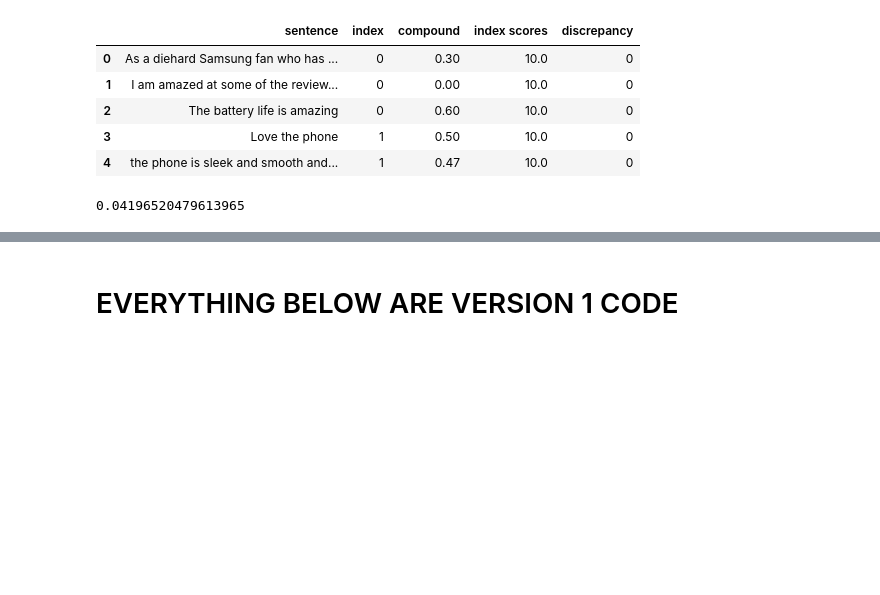
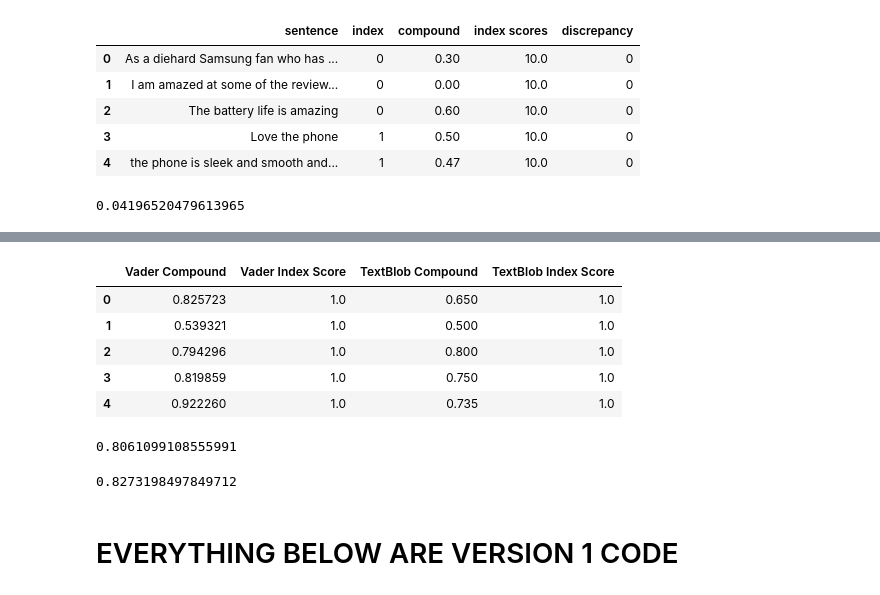
Before and after one commit to ngohngoh/phone-reviews-analysis, a Jupyter notebook: Cell phone Reviews - YL.ipynb, the cells around one changed output, grey strips where cells are left out. Saved outputs shown, nothing was run; the diff lists cells and outputs as text; code cells hidden in the pictures; blank space fills up the shorter version.

Commit message:
Used normalisation to check accuracy of SA
Added another checking criteria for accuracy of SA models

```diff
--- a/Cell phone Reviews - YL.ipynb
+++ b/Cell phone Reviews - YL.ipynb
@@ -964,0 +962,9 @@ textblob_sentencesScores.head(50)
+# %%
+df_normalised_scores = pd.DataFrame()
+# %%
+normalised_scores_title_list=["Vader Compound","Vader Index Score","TextBlob Compound","TextBlob Index Score"]
+
+df_normalised_scores["Vader Compound"] = sentencesScores["compound"]
+df_normalised_scores["Vader Index Score"] = sentencesScores["index scores"]
+df_normalised_scores["TextBlob Compound"] = textblob_sentencesScores["compound"]
+df_normalised_scores["TextBlob Index Score"] = textblob_sentencesScores["index scores"]
@@ -964,0 +980,18 @@ textblob_sentencesScores.head(50)
+# %%
+from sklearn import preprocessing
+from sklearn.preprocessing import StandardScaler
+x_2 = df_normalised_scores.values #returns a numpy array
+min_max_scaler = preprocessing.MinMaxScaler()
+x_2_scaled = min_max_scaler.fit_transform(x_2)
+df_normalised_scores = pd.DataFrame(x_2_scaled)
+# %%
+df_normalised_scores.rename(columns={0:'Vader Compound',1:'Vader Index Score',2:'TextBlob Compound',3:'TextBlob Index Score'}, inplace=True)
+# %%
+df_normalised_scores.head()
+# %% [output]
+|  | Vader Compound | Vader Index Score | TextBlob Compound | TextBlob Index Score |
+| 0 | 0.825723 | 1.0 | 0.650 | 1.0 |
+| 1 | 0.539321 | 1.0 | 0.500 | 1.0 |
+| 2 | 0.794296 | 1.0 | 0.800 | 1.0 |
+| 3 | 0.819859 | 1.0 | 0.750 | 1.0 |
+| 4 | 0.922260 | 1.0 | 0.735 | 1.0 |
@@ -965,3 +1023,13 @@ textblob_sentencesScores.head(50)
+# %%
+#Vader Accuracy
+(len(vader_normalised_score)-sum(vader_normalised_score))/len(vader_normalised_score)
+# %% [output]
+0.8061099108555991
+# %%
+#Textblob Accuracy
+(len(tb_normalised_score)-sum(tb_normalised_score))/len(tb_normalised_score)
+# %% [output]
+0.8273198497849712
 # %% [markdown]
 # EVERYTHING BELOW ARE VERSION 1 CODE
 # %% [markdown]
```
Also changed, not shown: parts of 7 cells of this notebook.
